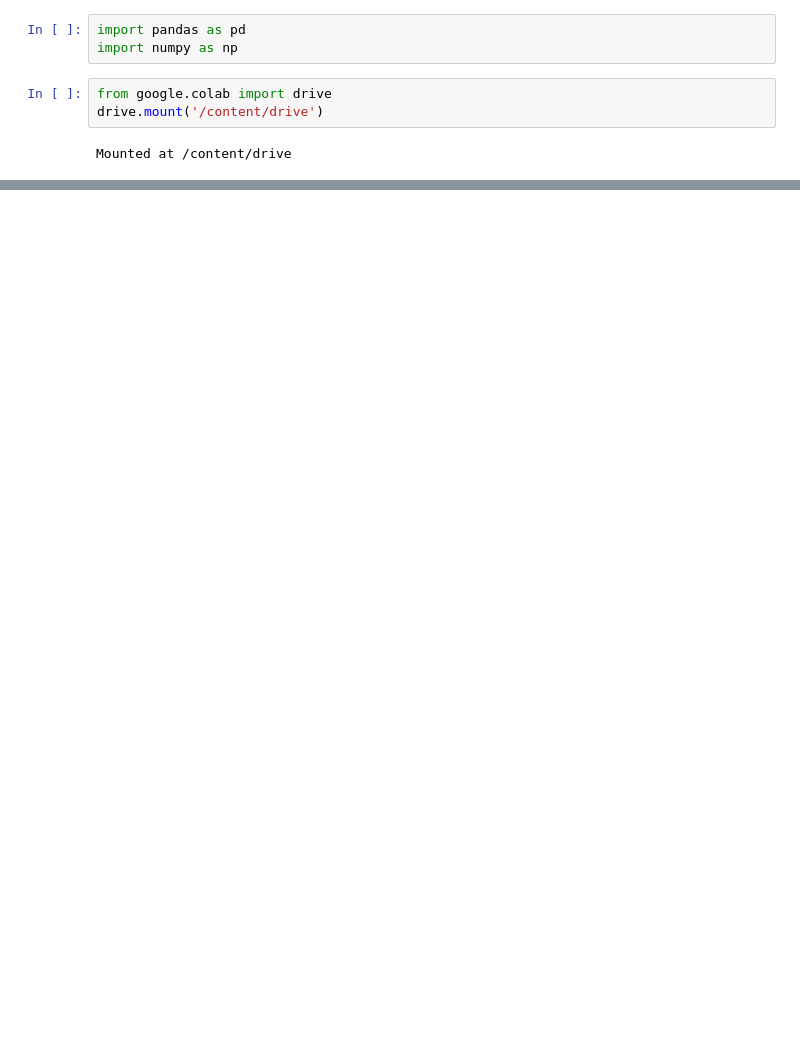
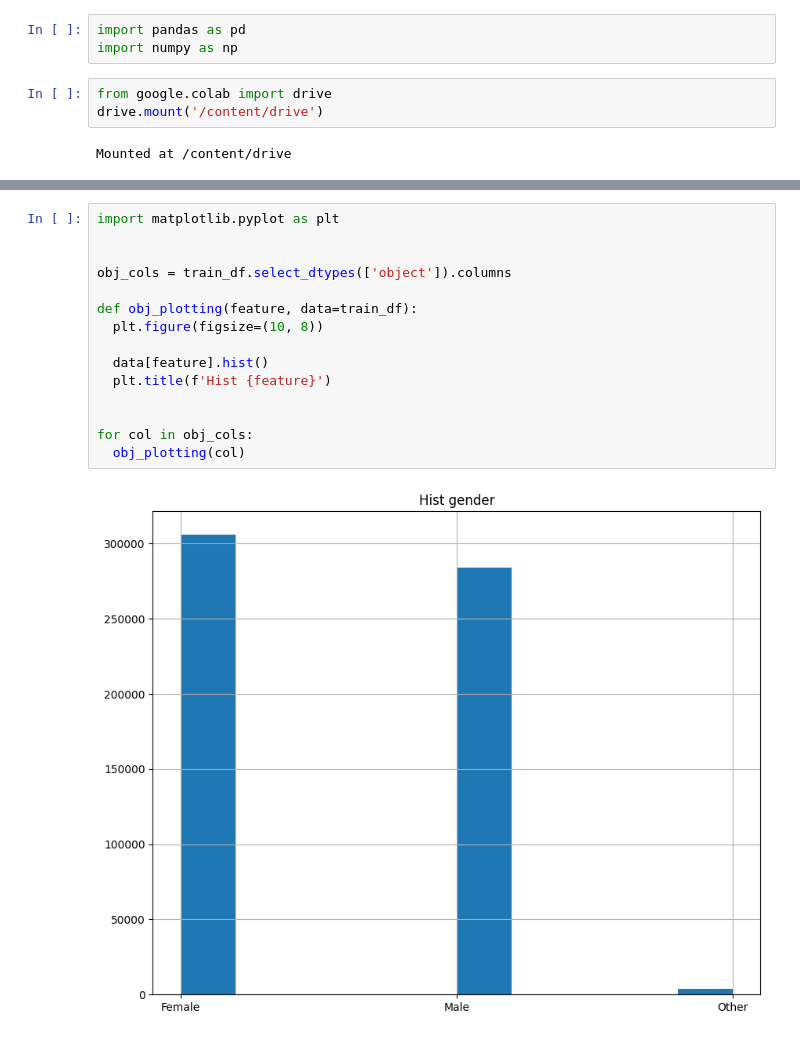
Before and after one commit to bababasbebebe/Kaggle-Predicting-Loan-Payback, a Jupyter notebook: main.ipynb, the cells around one changed output, grey strips where cells are left out. Saved outputs shown, nothing was run; the diff lists cells and outputs as text; blank space fills up the shorter version.

```diff
--- a/main.ipynb
+++ b/main.ipynb
@@ -25,0 +63,17 @@ train_df.head(10)
+# %%
+import matplotlib.pyplot as plt
+
+
+obj_cols = train_df.select_dtypes(['object']).columns
+
+def obj_plotting(feature, data=train_df):
+  plt.figure(figsize=(10, 8))
+
+  data[feature].hist()
+  plt.title(f'Hist {feature}')
+
+
+for col in obj_cols:
+  obj_plotting(col)
+# %% [output]
+[figure, added]
```
Also changed, not shown: parts of 6 cells of this notebook.
